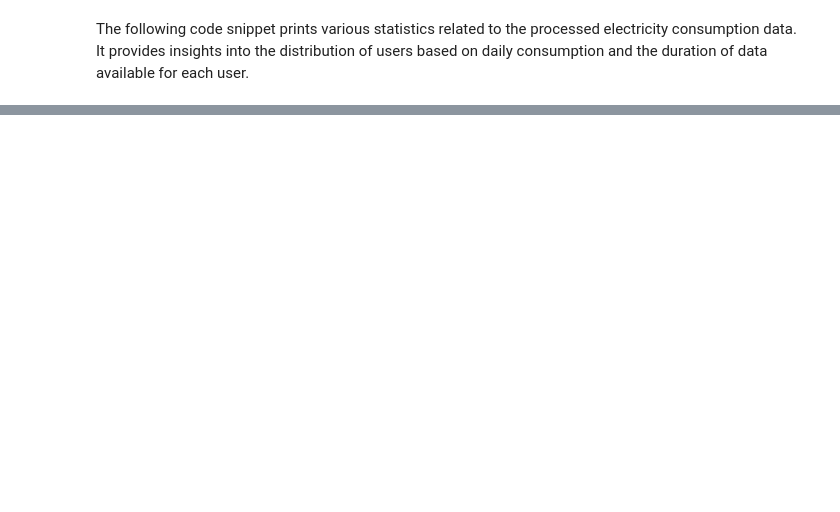
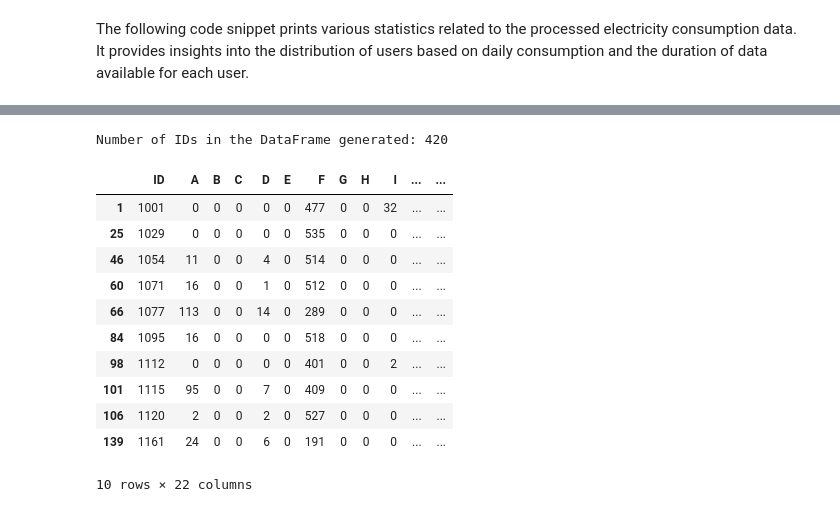
Before and after one commit to Isi-17/Thesis-CS, a Jupyter notebook: 01-data_preparation.ipynb, the cells around one changed output, grey strips where cells are left out. Saved outputs shown, nothing was run; the diff lists cells and outputs as text; code cells hidden in the pictures; blank space fills up the shorter version.

```diff
--- a/01-data_preparation.ipynb
+++ b/01-data_preparation.ipynb
@@ -47,0 +46,6 @@ print(f'Files concatenated into {output_file}')
+# %%
+# Show the output file content
+with open('FileData.txt', 'r') as f:
+    header_lines = [next(f) for _ in range(10)]
+    header_preview = ''.join(header_lines)
+    print(f'Preview of FileData.txt:\n{header_preview}')
@@ -166,0 +358,43 @@ print('Number of users with 365 days or fewer of data:', sum([len(date_and_consu
+# %%
+# Specify the threshold for the minimum number of different clusters (above 20)
+threshold_clusters = 5
+# %%
+# Load the CSV file into a DataFrame
+df = pd.read_csv('CentroidDistribution.csv')
+
+# Filter IDs with a lower number of different clusters than the threshold
+filtered_rows = []
+for index, row in df.iterrows():
+    clusters = row[1:]  # [f(0), ..., f(20)]
+    clusters_cleaned = [c for c in clusters if c != 0]  # Remove unused clusters
+
+    different_clusters_count = len(clusters_cleaned)
+
+    if different_clusters_count <= threshold_clusters:
+        filtered_rows.append(row)
+
+# Create a DataFrame with the filtered results
+result_df = pd.DataFrame(filtered_rows)
+
+# Generate a CSV with the filtered results
+result_df.to_csv(f'Filtered{threshold_clusters}UsersLowCentroids.csv', index=False)
+
+# Calculate and display the number of IDs in the DataFrame
+print(f"Number of IDs in the DataFrame generated: {len(result_df)}")
+
+# Show the first few lines of the CSV file
+result_df.head(10)
+# %% [output]
+Number of IDs in the DataFrame generated: 420
+|  | ID | A | B | C | D | E | F | G | H | I | ... | ... |
+| 1 | 1001 | 0 | 0 | 0 | 0 | 0 | 477 | 0 | 0 | 32 | ... | ... |
+| 25 | 1029 | 0 | 0 | 0 | 0 | 0 | 535 | 0 | 0 | 0 | ... | ... |
+| 46 | 1054 | 11 | 0 | 0 | 4 | 0 | 514 | 0 | 0 | 0 | ... | ... |
+| 60 | 1071 | 16 | 0 | 0 | 1 | 0 | 512 | 0 | 0 | 0 | ... | ... |
+| 66 | 1077 | 113 | 0 | 0 | 14 | 0 | 289 | 0 | 0 | 0 | ... | ... |
+| 84 | 1095 | 16 | 0 | 0 | 0 | 0 | 518 | 0 | 0 | 0 | ... | ... |
+| 98 | 1112 | 0 | 0 | 0 | 0 | 0 | 401 | 0 | 0 | 2 | ... | ... |
+| 101 | 1115 | 95 | 0 | 0 | 7 | 0 | 409 | 0 | 0 | 0 | ... | ... |
+| 106 | 1120 | 2 | 0 | 0 | 2 | 0 | 527 | 0 | 0 | 0 | ... | ... |
+| 139 | 1161 | 24 | 0 | 0 | 6 | 0 | 191 | 0 | 0 | 0 | ... | ... |
+10 rows × 22 columns
```
Also changed, not shown: parts of 19 cells of this notebook, 3 other files.
